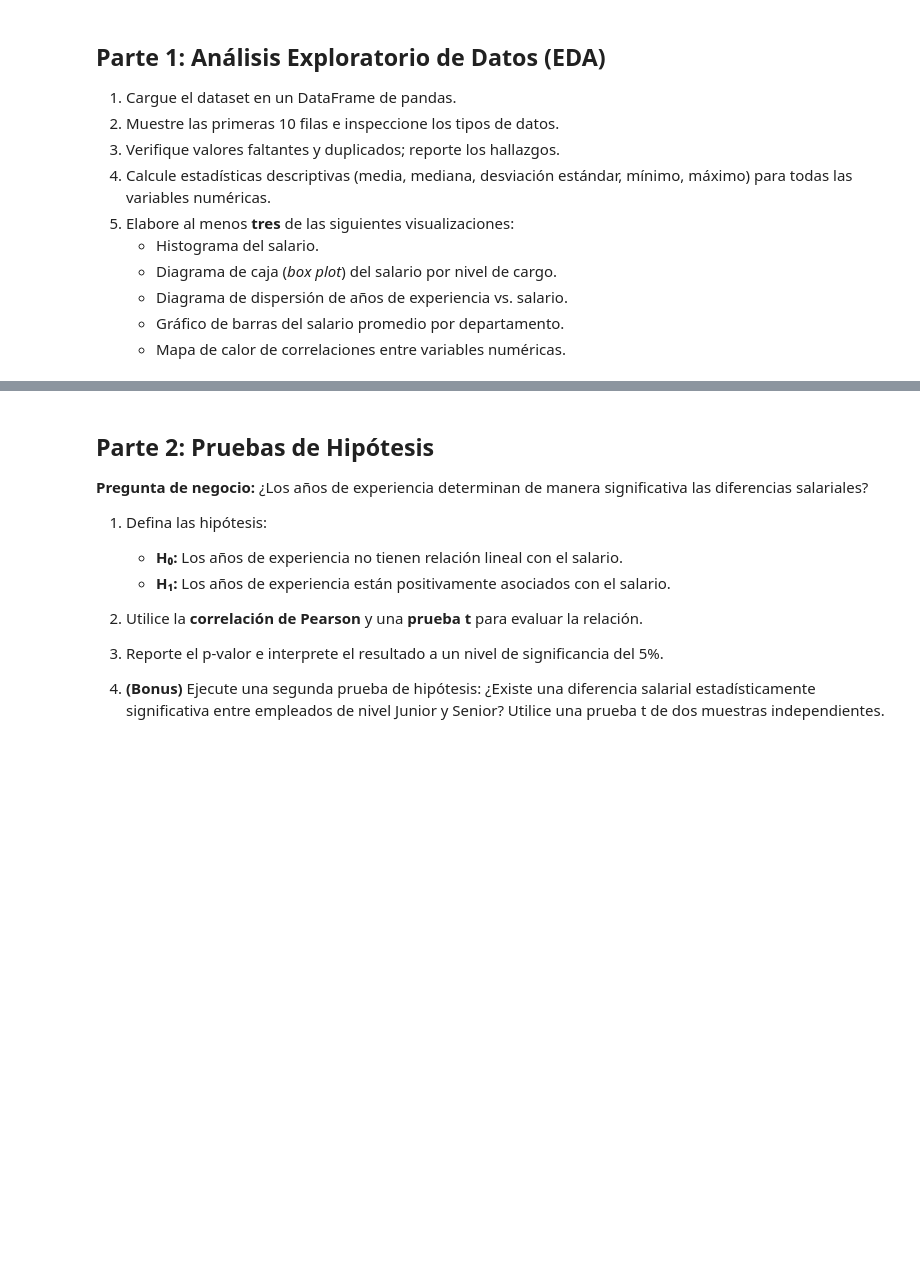
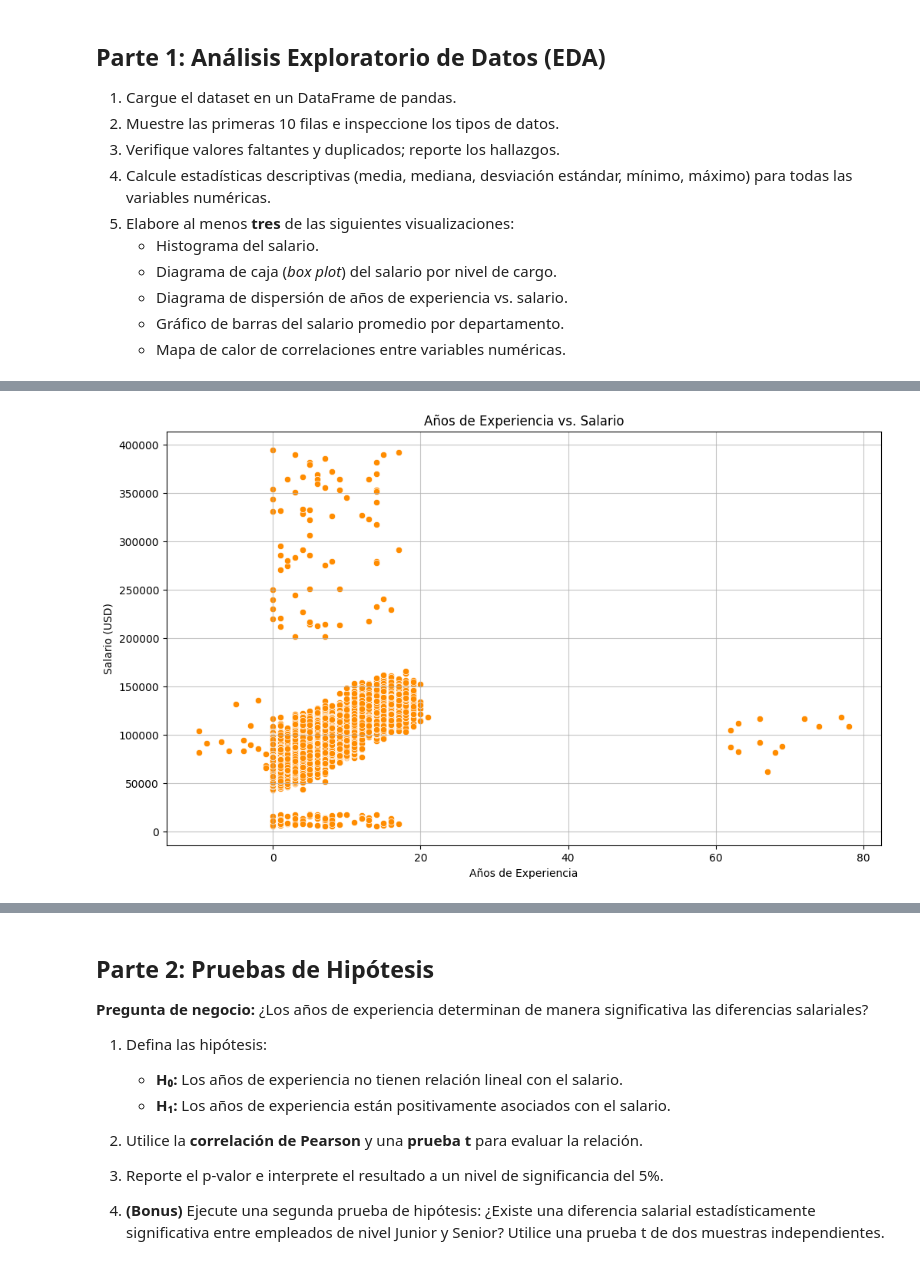
Before and after one commit to lenkovo81/ICS40125-entregables, a Jupyter notebook: docs/projects/project_01.ipynb, the cells around one changed output, grey strips where cells are left out. Saved outputs shown, nothing was run; the diff lists cells and outputs as text; code cells hidden in the pictures; blank space fills up the shorter version.

```diff
--- a/docs/projects/project_01.ipynb
+++ b/docs/projects/project_01.ipynb
@@ -72,0 +177,11 @@ df.head()
+# %%
+# Diagrama de dispersión de años de experiencia vs. salario
+plt.figure(figsize=(12, 7))
+sns.scatterplot(x='Years_Experience', y='Salary', data=df, color='darkorange') # Cambiado a 'darkorange'
+plt.title('Años de Experiencia vs. Salario')
+plt.xlabel('Años de Experiencia')
+plt.ylabel('Salario (USD)')
+plt.grid(True, alpha=0.75)
+plt.show()
+# %% [output]
+[figure, added]
```
Also changed, not shown: parts of 27 cells of this notebook.
